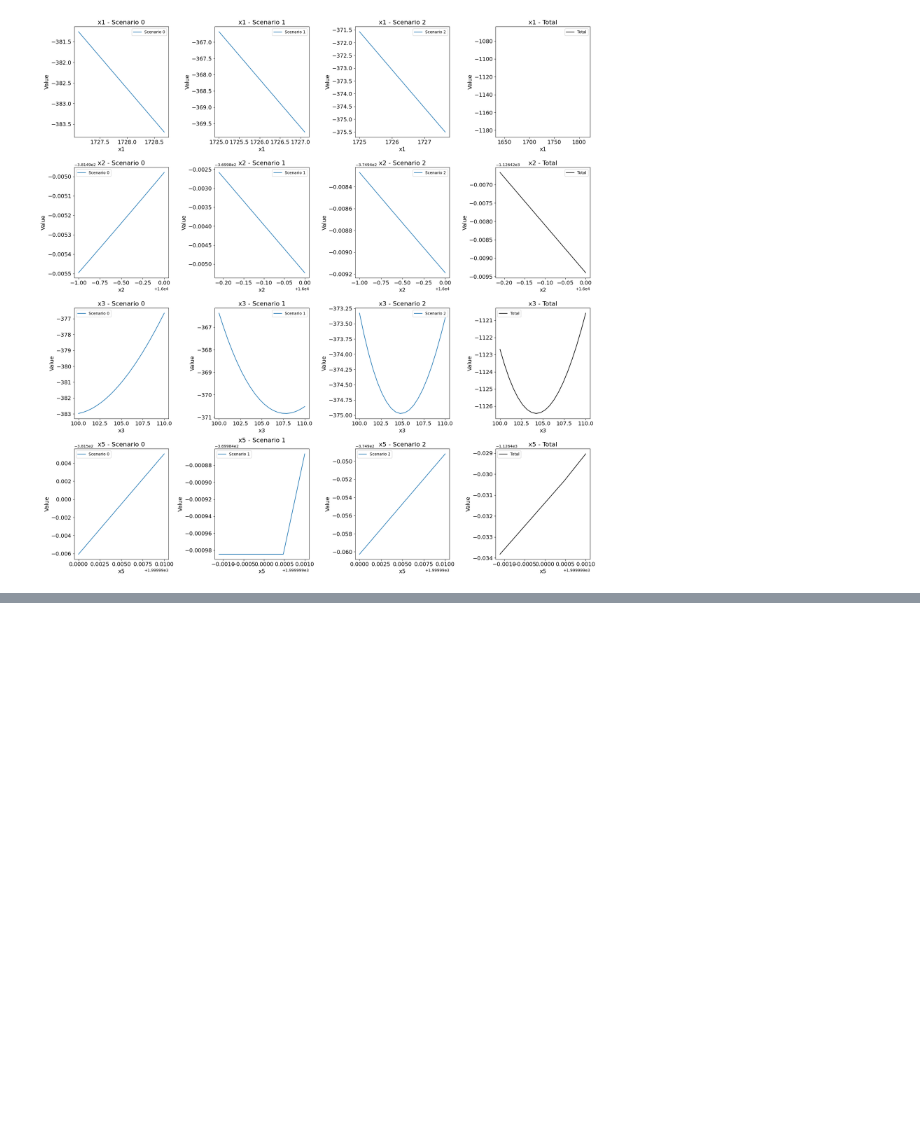
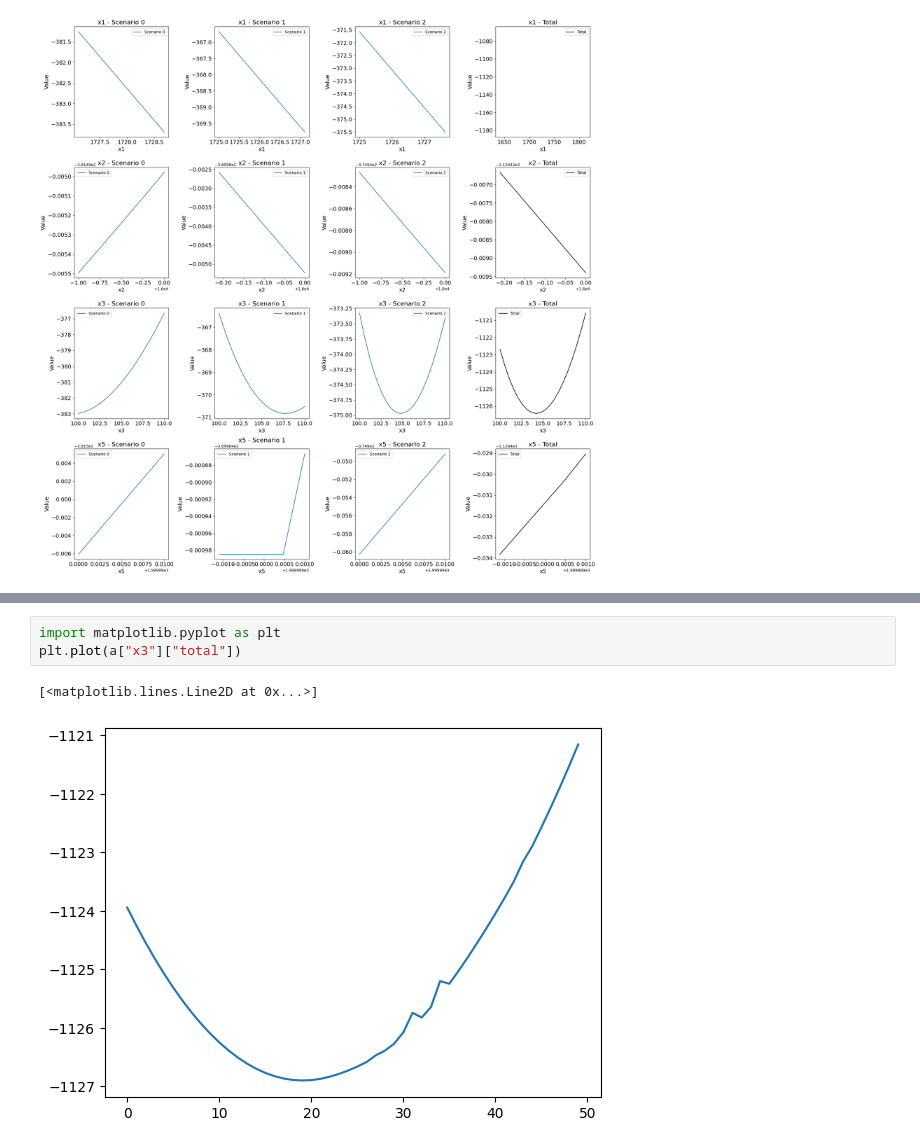
Before and after one commit to yship1002/decomp, a Jupyter notebook: graphing/value_function/process.ipynb, the cells around one changed output, grey strips where cells are left out. Cells and saved outputs as stored; diff of their text form; blank space fills up the shorter version.

```diff
--- a/graphing/value_function/process.ipynb
+++ b/graphing/value_function/process.ipynb
@@ -68,0 +127,6 @@ plt.show()
+# %%
+import matplotlib.pyplot as plt
+plt.plot(a["x3"]["total"])
+# %% [output]
+[<matplotlib.lines.Line2D at 0x...>]
+[figure, added]
```
Also changed, not shown: parts of 3 cells of this notebook, 25 other files.
